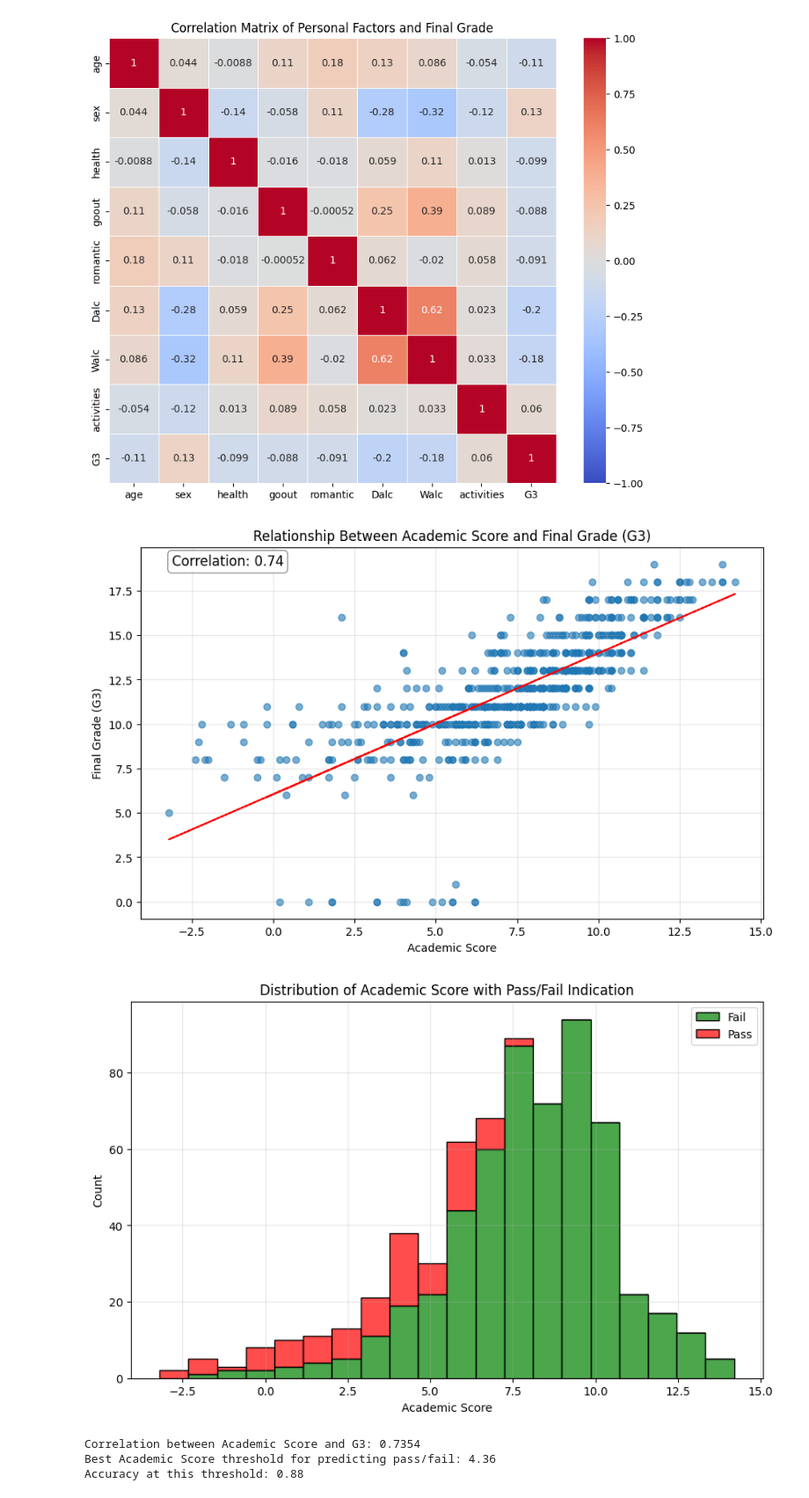
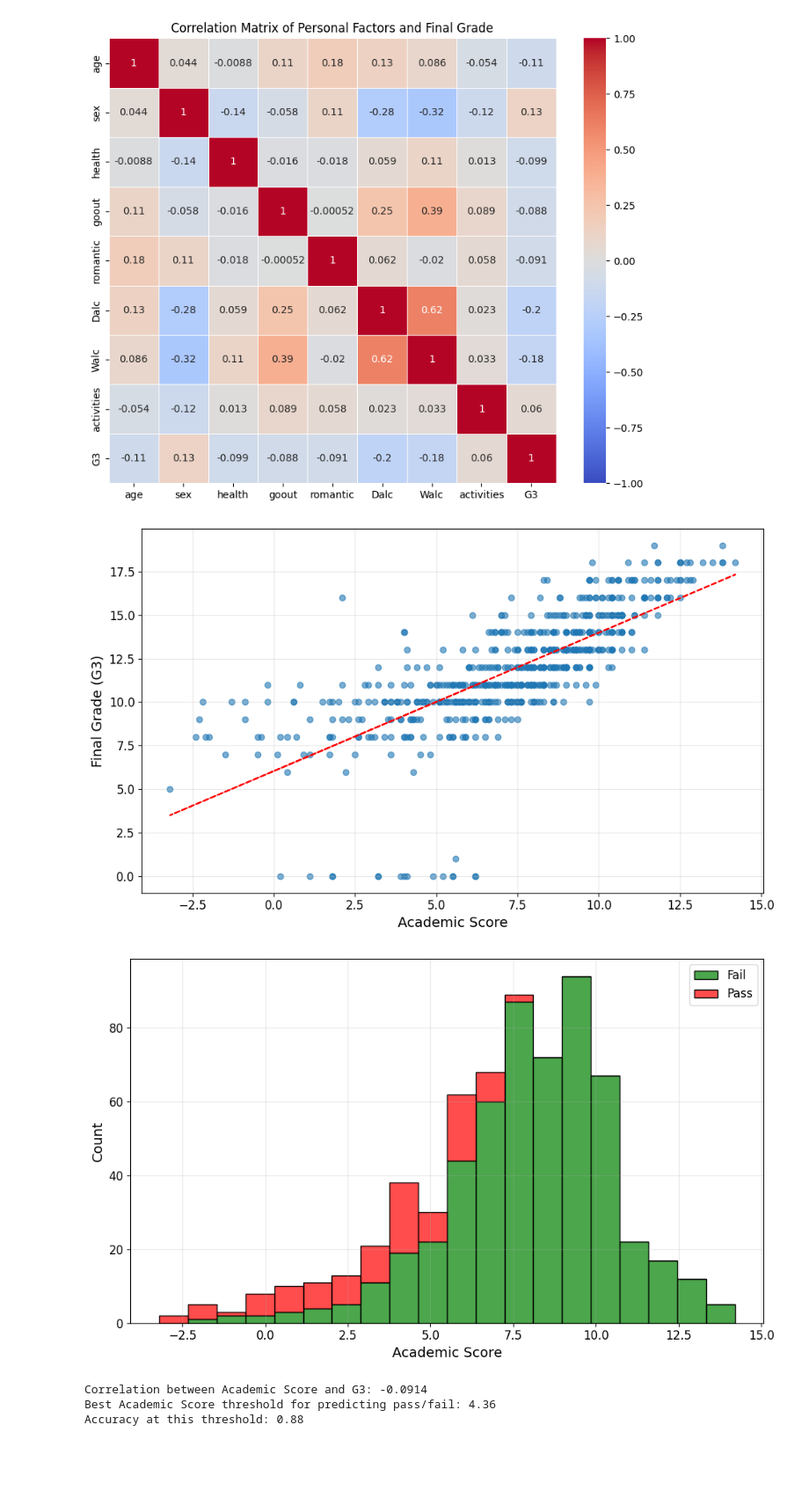
Before and after one commit to GandhiHarsh2003/Student-Success-Prediction, a Jupyter notebook: Capstone.ipynb, the cells around one changed output. Shown at 88% size. Saved outputs shown, nothing was run; the diff lists cells and outputs as text; code cells hidden in the pictures; blank space fills up the shorter version.

```diff
--- a/Capstone.ipynb
+++ b/Capstone.ipynb
@@ -530,53 +532,57 @@ porData['Academic_Score'] = (0.7 * porData['G1']) - (2 * porData['failures']) +
 
 plt.figure(figsize=(10, 6))
 plt.scatter(porData['Academic_Score'], porData['G3'], alpha=0.6)
-plt.title('Relationship Between Academic Score and Final Grade (G3)')
-plt.xlabel('Academic Score')
-plt.ylabel('Final Grade (G3)')
+plt.xlabel('Academic Score', fontsize=14)
+plt.ylabel('Final Grade (G3)', fontsize=14)
+plt.xticks(fontsize=12)
+plt.yticks(fontsize=12)
 plt.grid(True, alpha=0.3)
 
 x = porData['Academic_Score']
 y = porData['G3']
 z = np.polyfit(x, y, 1)
 p = np.poly1d(z)
 plt.plot(x, p(x), "r--")
 
-corr = porData['Academic_Score'].corr(porData['G3'])
-plt.annotate(f"Correlation: {corr:.2f}", xy=(0.05, 0.95), xycoords='axes fraction',
-             fontsize=12, bbox=dict(boxstyle="round,pad=0.3", fc="white", ec="gray", alpha=0.8))
+plt.tight_layout()
+plt.show()
 
-plt.show()
 
 plt.figure(figsize=(10, 6))
 sns.histplot(data=porData, x='Academic_Score', hue=porData['G3'] >= passThreshold,
              multiple="stack", palette=['red', 'green'], alpha=0.7, bins=20)
-plt.title('Distribution of Academic Score with Pass/Fail Indication')
-plt.xlabel('Academic Score')
-plt.ylabel('Count')
-plt.legend(['Fail', 'Pass'])
+
+plt.xlabel('Academic Score', fontsize=14)
+plt.ylabel('Count', fontsize=14)
+plt.xticks(fontsize=12)
+plt.yticks(fontsize=12)
+plt.legend(['Fail', 'Pass'], fontsize=12)
 plt.grid(True, alpha=0.3)
+
+plt.tight_layout()
 plt.show()
+
 
 print(f"Correlation between Academic Score and G3: {corr:.4f}")
 
 thresholds = np.linspace(porData['Academic_Score'].min(), porData['Academic_Score'].max(), 100)
 accuracies = []
 
 for threshold in thresholds:
     predicted_pass = porData['Academic_Score'] >= threshold
     actual_pass = porData['G3'] >= passThreshold
     accuracy = np.mean(predicted_pass == actual_pass)
     accuracies.append(accuracy)
 
 best_threshold = thresholds[np.argmax(accuracies)]
 best_accuracy = np.max(accuracies)
 
 print(f"Best Academic Score threshold for predicting pass/fail: {best_threshold:.2f}")
 print(f"Accuracy at this threshold: {best_accuracy:.2f}")
 # %% [output]
-[figure, old version]
+[figure, new version]
-[figure, old version]
+[figure, new version]
-Correlation between Academic Score and G3: 0.7354
+Correlation between Academic Score and G3: -0.0914
 Best Academic Score threshold for predicting pass/fail: 4.36
 Accuracy at this threshold: 0.88
 # %%
```
Also changed, not shown: parts of 12 cells of this notebook, 1 other file.
